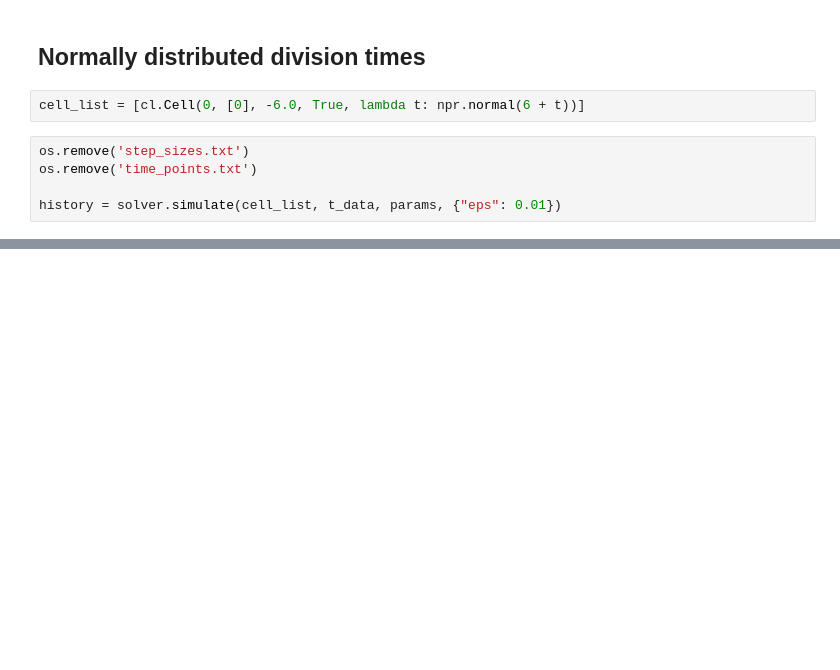
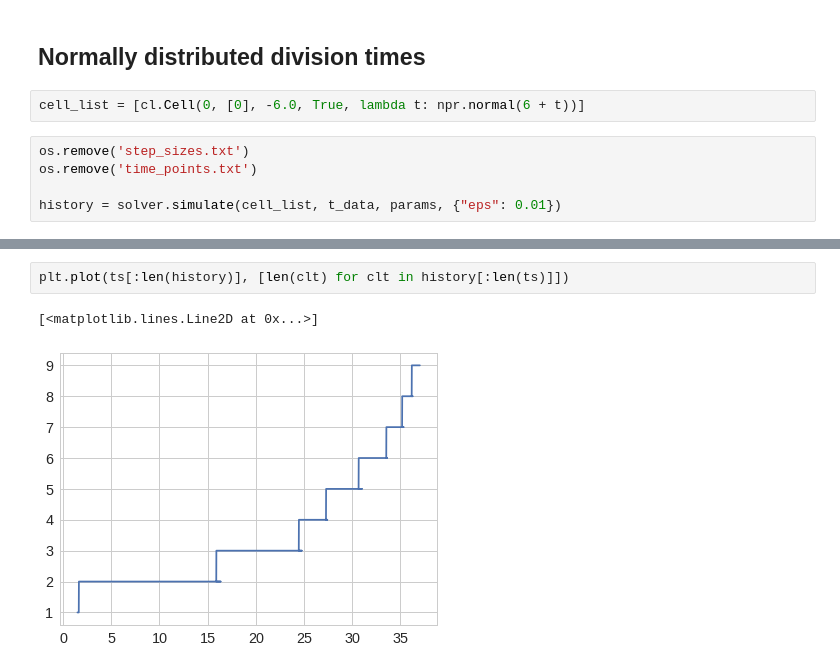
Before and after one commit to somathias/cbmos, a Jupyter notebook: test_adaptivity.ipynb, the cells around one changed output, grey strips where cells are left out. Saved outputs shown, nothing was run; the diff lists cells and outputs as text; blank space fills up the shorter version.

```diff
--- a/test_adaptivity.ipynb
+++ b/test_adaptivity.ipynb
@@ -73,0 +90,5 @@ plt.plot(ts[:len(history)], [len(clt) for clt in history])
+# %%
+plt.plot(ts[:len(history)], [len(clt) for clt in history[:len(ts)]])
+# %% [output]
+[<matplotlib.lines.Line2D at 0x...>]
+[figure, added]
```
Also changed, not shown: parts of 8 cells of this notebook, 1 other file.
